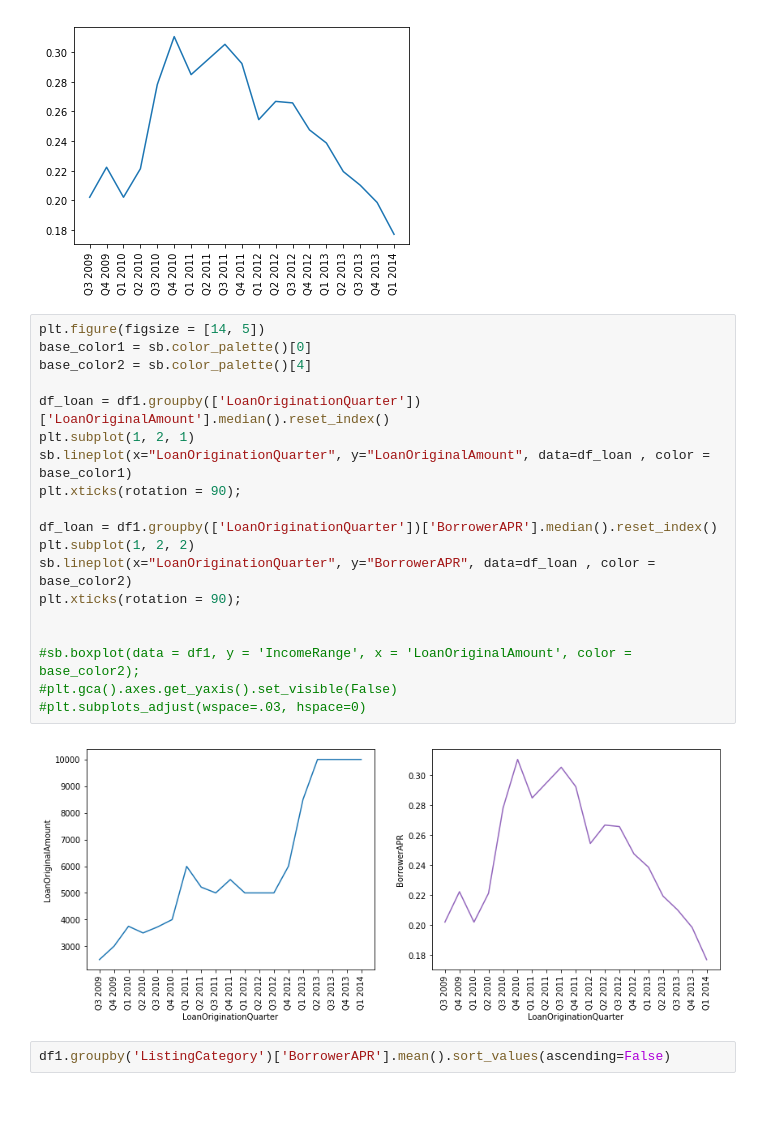
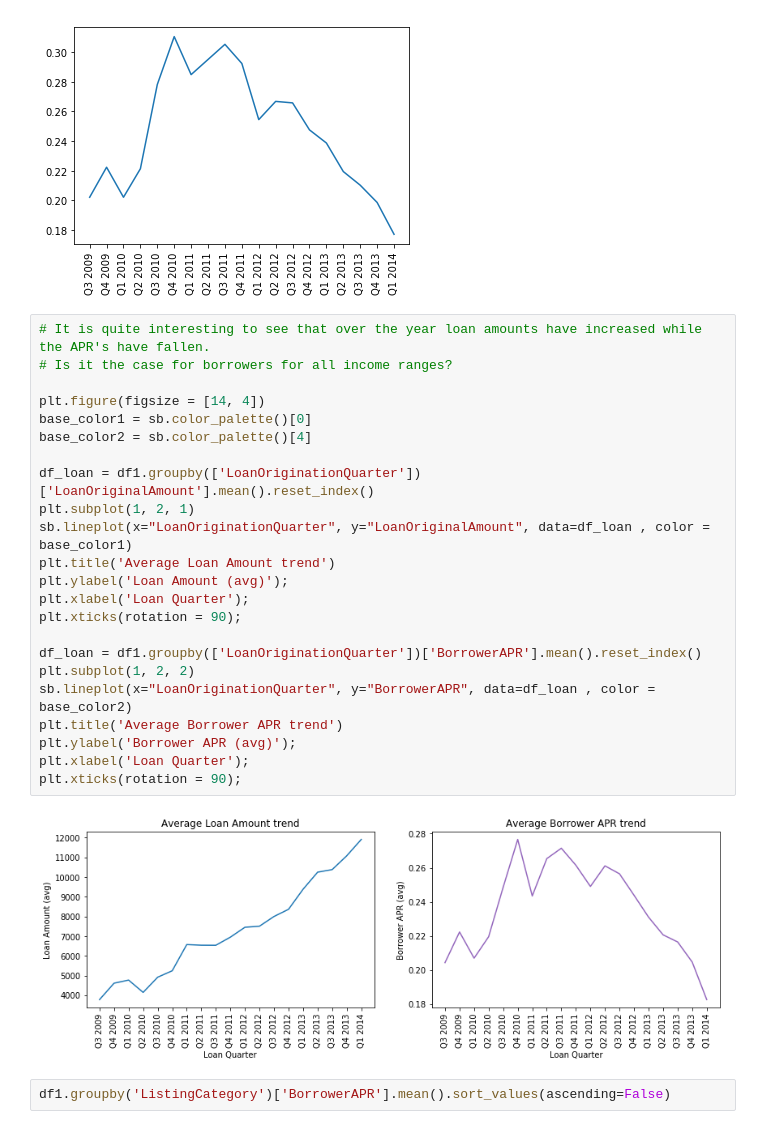
Before and after one commit to vijayelango/CommunicateDataFindings, a Jupyter notebook: exploration_template.ipynb, the cells around one changed output. Cells and saved outputs as stored; diff of their text form; blank space fills up the shorter version.

```diff
--- a/exploration_template.ipynb
+++ b/exploration_template.ipynb
@@ -833,26 +857,30 @@ plt.xticks(rotation = 90);
 # %% [output]
 [figure]
 # %%
-plt.figure(figsize = [14, 5])
+# It is quite interesting to see that over the year loan amounts have increased while the APR's have fallen.
+# Is it the case for borrowers for all income ranges?
+
+plt.figure(figsize = [14, 4])
 base_color1 = sb.color_palette()[0]
 base_color2 = sb.color_palette()[4]
 
-df_loan = df1.groupby(['LoanOriginationQuarter'])['LoanOriginalAmount'].median().reset_index()
+df_loan = df1.groupby(['LoanOriginationQuarter'])['LoanOriginalAmount'].mean().reset_index()
 plt.subplot(1, 2, 1)
 sb.lineplot(x="LoanOriginationQuarter", y="LoanOriginalAmount", data=df_loan , color = base_color1)
+plt.title('Average Loan Amount trend')
+plt.ylabel('Loan Amount (avg)');
+plt.xlabel('Loan Quarter');
 plt.xticks(rotation = 90);
 
-df_loan = df1.groupby(['LoanOriginationQuarter'])['BorrowerAPR'].median().reset_index()
+df_loan = df1.groupby(['LoanOriginationQuarter'])['BorrowerAPR'].mean().reset_index()
 plt.subplot(1, 2, 2)
 sb.lineplot(x="LoanOriginationQuarter", y="BorrowerAPR", data=df_loan , color = base_color2)
+plt.title('Average Borrower APR trend')
+plt.ylabel('Borrower APR (avg)');
+plt.xlabel('Loan Quarter');
 plt.xticks(rotation = 90);
-
-
-#sb.boxplot(data = df1, y = 'IncomeRange', x = 'LoanOriginalAmount', color = base_color2);
-#plt.gca().axes.get_yaxis().set_visible(False)
-#plt.subplots_adjust(wspace=.03, hspace=0)
 # %% [output]
-[figure, old version]
+[figure, new version]
 # %%
 df1.groupby('ListingCategory')['BorrowerAPR'].mean().sort_values(ascending=False)
 # %% [output]
```
Also changed, not shown: parts of 40 cells of this notebook.
